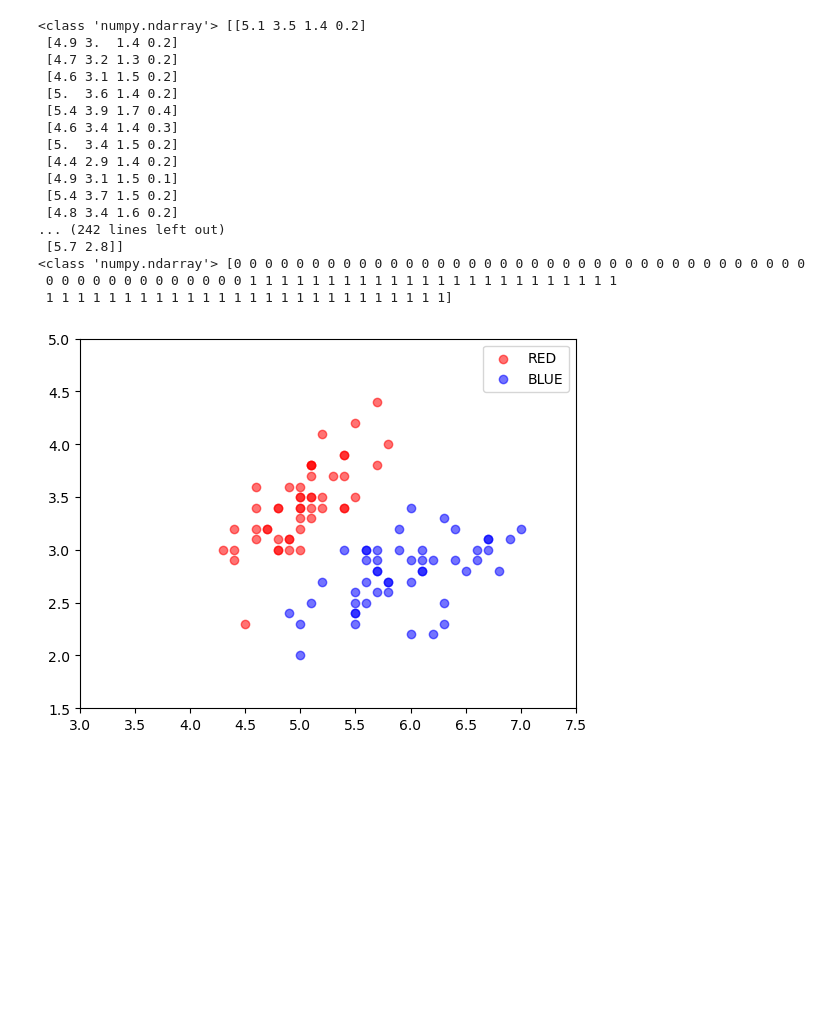
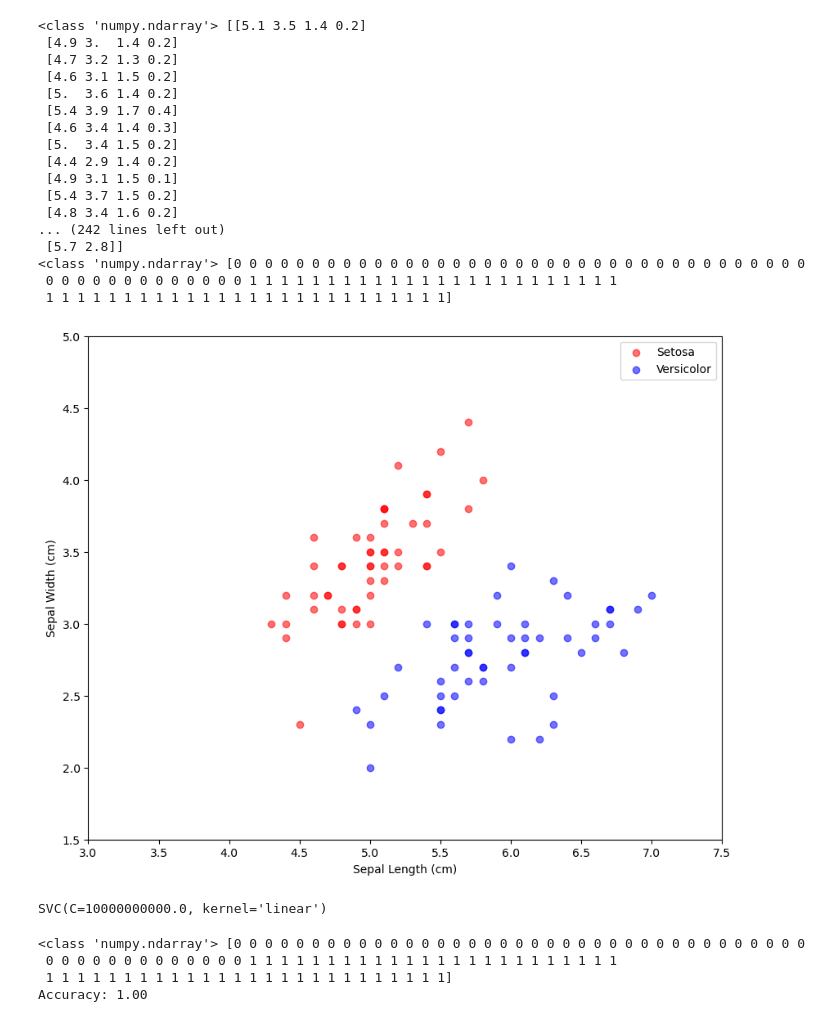
Before and after one commit to youcharamahua/PyTorch_Learning, a Jupyter notebook: Basic_Classifier/SVM_Linear.ipynb, the cells around one changed output. Cells and saved outputs as stored; diff of their text form; code cells hidden in the pictures; blank space fills up the shorter version.

```diff
--- a/Basic_Classifier/SVM_Linear.ipynb
+++ b/Basic_Classifier/SVM_Linear.ipynb
@@ -6,41 +8,64 @@ from sklearn.svm import SVC
 # %%
 iris = datasets.load_iris()
 X = iris.data
-y = iris.target
+y = iris.target #获取目标标签，即每个样本对应的类别（0,1,2分别代表三种鸢尾花）
 print(type(X),X)
 print(type(y),y)
 #这里我们写二维的SVM，所以接下来只选取两组数据
-X = X[y<2,:2]
+X = X[y<2,:2] #选择目标标签小于2的样本，也就是只取类别0和1（因为原始数据有三类，这里我们只取两类）
 y = y[y<2]
 print(type(X),X)
 print(type(y),y)
 
-plt.scatter(X[y==0,0], X[y==0,1], color='red', alpha=0.55, label='RED')
-plt.scatter(X[y==1,0], X[y==1,1], color='blue', alpha=0.55, label='BLUE')
+plt.figure(figsize=(10, 8))
+plt.scatter(X[y==0,0], X[y==0,1], color='red', alpha=0.55, label='Setosa')
+plt.scatter(X[y==1,0], X[y==1,1], color='blue', alpha=0.55, label='Versicolor')
 plt.xlim(3.0, 7.5)
 plt.ylim(1.5, 5.0)
+plt.xlabel('Sepal Length (cm)')
+plt.ylabel('Sepal Width (cm)')
 plt.legend()
 plt.show()
 # %% [output]
 <class 'numpy.ndarray'> [[5.1 3.5 1.4 0.2]
  [4.9 3.  1.4 0.2]
  [4.7 3.2 1.3 0.2]
  [4.6 3.1 1.5 0.2]
  [5.  3.6 1.4 0.2]
  [5.4 3.9 1.7 0.4]
  [4.6 3.4 1.4 0.3]
  [5.  3.4 1.5 0.2]
  [4.4 2.9 1.4 0.2]
  [4.9 3.1 1.5 0.1]
  [5.4 3.7 1.5 0.2]
  [4.8 3.4 1.6 0.2]
 ... (242 lines left out)
  [5.7 2.8]]
 <class 'numpy.ndarray'> [0 0 0 0 0 0 0 0 0 0 0 0 0 0 0 0 0 0 0 0 0 0 0 0 0 0 0 0 0 0 0 0 0 0 0 0 0
  0 0 0 0 0 0 0 0 0 0 0 0 0 1 1 1 1 1 1 1 1 1 1 1 1 1 1 1 1 1 1 1 1 1 1 1 1
  1 1 1 1 1 1 1 1 1 1 1 1 1 1 1 1 1 1 1 1 1 1 1 1 1 1]
-[figure, old version]
+[figure, new version]
 # %%
+#创建一个StandardScaler对象，用于数据的标准化处理。
+#标准化是指将数据变换为均值为0，标准差为1的分布。
+#SVM基于距离计算（如间隔最大化），不同特征的量纲差异会导致模型偏向数值较大的特征。标准化保证所有特征处于相同量级。
+standardScaler = StandardScaler()
+standardScaler.fit(X)
+X_standard = standardScaler.transform(X)
+#决策边界为直线，C=1E10：设置极大的惩罚参数（10^10），强制要求严格分类（硬间隔），不允许分类错误
 model = SVC(kernel='linear', C=1E10)
-model.fit(X, y)
+model.fit(X_standard, y)
+# %% [output]
+SVC(C=10000000000.0, kernel='linear')
+# %%
+#模型评估
+y_pred = model.predict(X_standard)
+print(type(y_pred),y_pred)
+accuracy = accuracy_score(y, y_pred)
+print(f"Accuracy: {accuracy:.2f}")
+# %% [output]
+<class 'numpy.ndarray'> [0 0 0 0 0 0 0 0 0 0 0 0 0 0 0 0 0 0 0 0 0 0 0 0 0 0 0 0 0 0 0 0 0 0 0 0 0
+ 0 0 0 0 0 0 0 0 0 0 0 0 0 1 1 1 1 1 1 1 1 1 1 1 1 1 1 1 1 1 1 1 1 1 1 1 1
+ 1 1 1 1 1 1 1 1 1 1 1 1 1 1 1 1 1 1 1 1 1 1 1 1 1 1]
+Accuracy: 1.00
 # %%
```
Also changed, not shown: parts of 2 cells of this notebook.
